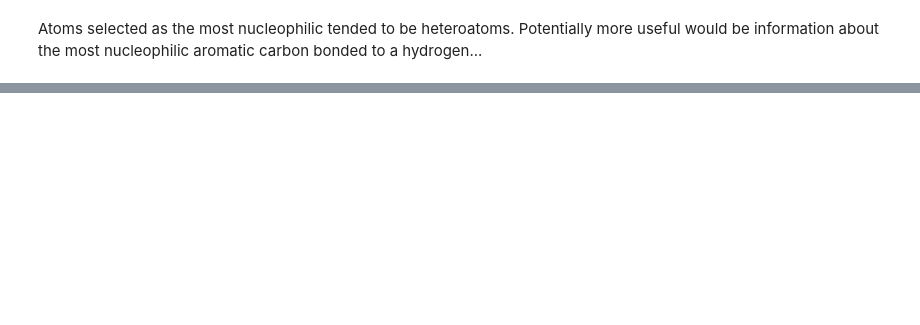
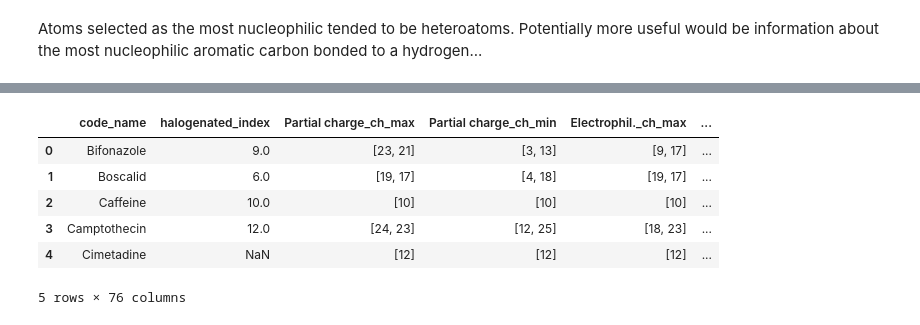
Before and after one commit to callumrjohn/continuous_condition_optimiser, a Jupyter notebook: notebooks/aqme_descriptors.ipynb, the cells around one changed output, grey strips where cells are left out. Saved outputs shown, nothing was run; the diff lists cells and outputs as text; code cells hidden in the pictures; blank space fills up the shorter version.

Commit message:
Auto stash before merge of "main" and "origin/main"
Revert aqme_descriptors.ipynb to stashed

```diff
--- a/notebooks/aqme_descriptors.ipynb
+++ b/notebooks/aqme_descriptors.ipynb
@@ -162,16 +163,29 @@ Aromatic carbons with CH in Ritonavir: [6, 7, 8, 9, 10, 23, 37, 38, 39, 40, 41,
 # %%
 # Extract the values corresponding to the highlighted atoms
-def extract_max_ch_value(mol, values, n_top=2):
+def extract_max_ch_value(mol, values, n_top=1):
     atom_indices = aromatic_carbons_with_CH(mol)
     ch_values = [values[idx] for idx in atom_indices]
     maxs = np.argsort(ch_values)[-n_top:][::-1]
     return [atom_indices[i] for i in maxs]
 
-def get_max_ch_index(df, col_name):
+def extract_min_ch_value(mol, values, n_top=1):
+    atom_indices = aromatic_carbons_with_CH(mol)
+    ch_values = [values[idx] for idx in atom_indices]
+    mins = np.argsort(ch_values)[:n_top]
+    return [atom_indices[i] for i in mins]
+
+def get_max_ch_index(df, col_name, n_top=1):
     indices = []
     for i, row in df.iterrows():
-        index = extract_max_ch_value(smiles_df.loc[i,'mol'], row[col_name])
+        index = extract_max_ch_value(smiles_df.loc[i,'mol'], row[col_name], n_top)
         indices.append(index)
     return indices
+
+def get_min_ch_index(df, col_name, n_top=1):
+    indices = []
+    for i, row in df.iterrows():
+        index = extract_min_ch_value(smiles_df.loc[i,'mol'], row[col_name], n_top)
+        indices.append(index)
+    return indices
 # %%
 # Highlight the maximum index in the specified descripptor
@@ -212,0 +283,3 @@ Atoms selected tended to be the most reactive within the investigated system, an
+# %%
+ch_index_df = pd.DataFrame(halogenated_carbons)
+ch_index_df.shape
@@ -212,0 +290,3 @@ Atoms selected tended to be the most reactive within the investigated system, an
+# %%
+list_columns = descriptors_list.columns[1:]
+list_columns  # Exclude 'code_name' and 'code_name' column
@@ -212,0 +305,25 @@ Atoms selected tended to be the most reactive within the investigated system, an
+# %%
+# Create a new DataFrames with the indicies of the 2 maximum and 2 minimum values for each descriptor
+
+for column in list_columns:
+    column_name_max = f'{column}_ch_max'
+    column_name_min = f'{column}_ch_min'
+
+    output_max = get_max_ch_index(descriptors_list, column, n_top=2)
+    output_min = get_min_ch_index(descriptors_list, column, n_top=2)
+
+    values_max = [x[:] for x in output_max]
+    values_min = [x[:] for x in output_min]
+
+    ch_index_df[column_name_max] = values_max
+    ch_index_df[column_name_min] = values_min
+
+ch_index_df.head()
+# %% [output]
+|  | code_name | halogenated_index | Partial charge_ch_max | Partial charge_ch_min | Electrophil._ch_max | ... |
+| 0 | Bifonazole | 9.0 | [23, 21] | [3, 13] | [9, 17] | ... |
+| 1 | Boscalid | 6.0 | [19, 17] | [4, 18] | [19, 17] | ... |
+| 2 | Caffeine | 10.0 | [10] | [10] | [10] | ... |
+| 3 | Camptothecin | 12.0 | [24, 23] | [12, 25] | [18, 23] | ... |
+| 4 | Cimetadine | NaN | [12] | [12] | [12] | ... |
+5 rows × 76 columns
```
Also changed, not shown: parts of 16 cells of this notebook.
